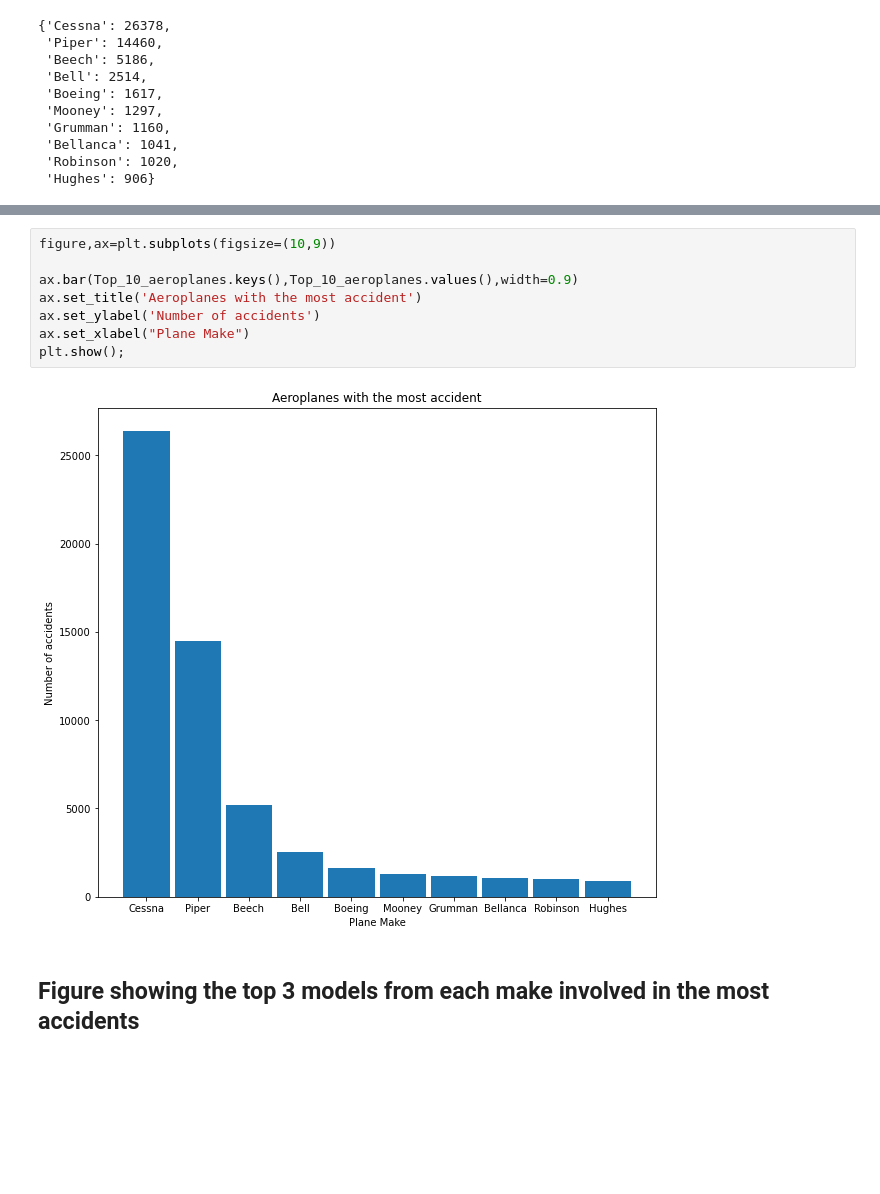
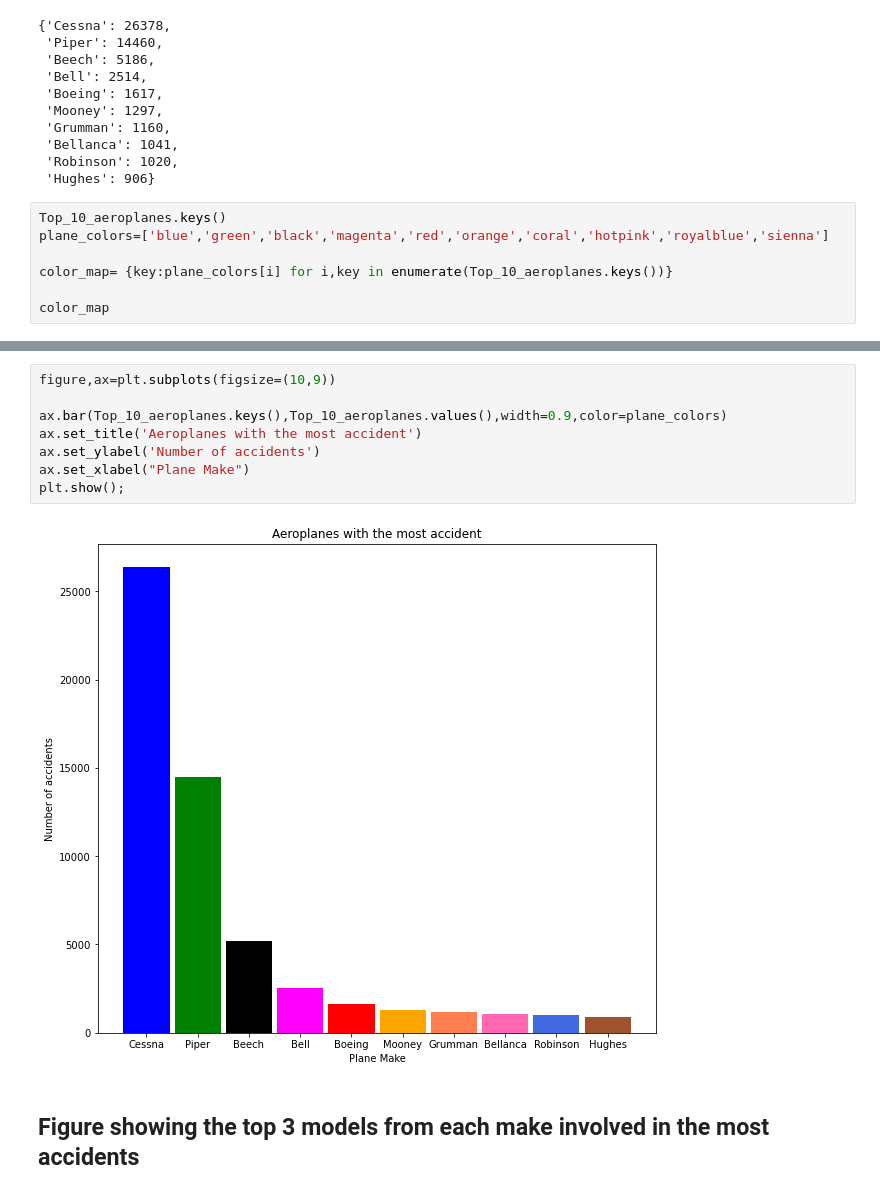
Before and after one commit to stephenmungai/phase1_project, a Jupyter notebook: index.ipynb, the cells around one changed output, grey strips where cells are left out. Cells and saved outputs as stored; diff of their text form; blank space fills up the shorter version.

Commit message:
done with visualisations

```diff
--- a/index.ipynb
+++ b/index.ipynb
@@ -1116,3 +1116,10 @@ Top_10_aeroplanes
  'Bellanca': 1041,
  'Robinson': 1020,
  'Hughes': 906}
+# %%
+Top_10_aeroplanes.keys()
+plane_colors=['blue','green','black','magenta','red','orange','coral','hotpink','royalblue','sienna']
+
+color_map= {key:plane_colors[i] for i,key in enumerate(Top_10_aeroplanes.keys())}
+
+color_map
@@ -1119,13 +1137,13 @@ Top_10_aeroplanes
 # %%
 figure,ax=plt.subplots(figsize=(10,9))
 
-ax.bar(Top_10_aeroplanes.keys(),Top_10_aeroplanes.values(),width=0.9)
+ax.bar(Top_10_aeroplanes.keys(),Top_10_aeroplanes.values(),width=0.9,color=plane_colors)
 ax.set_title('Aeroplanes with the most accident')
 ax.set_ylabel('Number of accidents')
 ax.set_xlabel("Plane Make")
 plt.show();
 # %% [output]
-[figure, old version]
+[figure, new version]
 # %% [markdown]
 ## Figure showing the top 3 models from each make involved in the most accidents
 # %%
```
Also changed, not shown: parts of 16 cells of this notebook.
